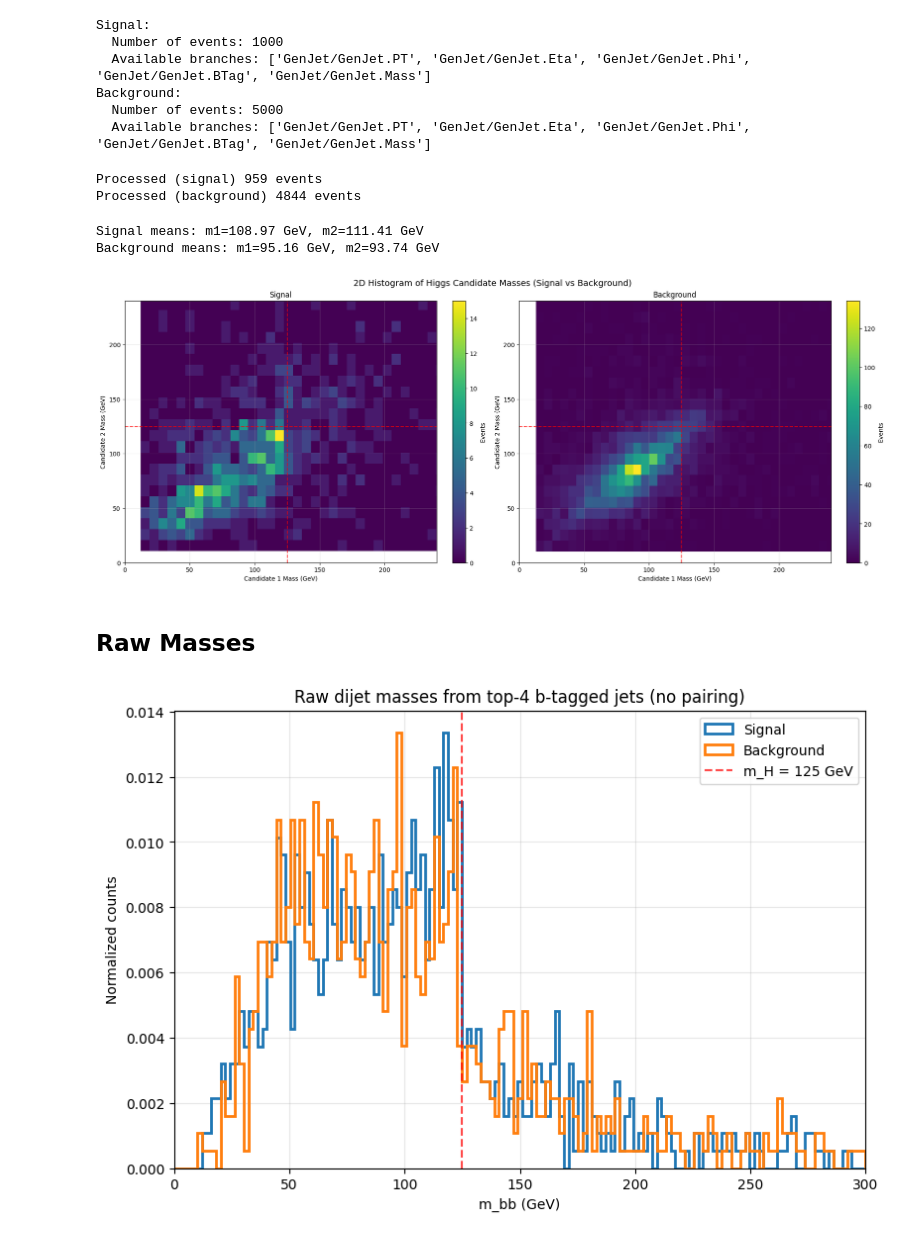
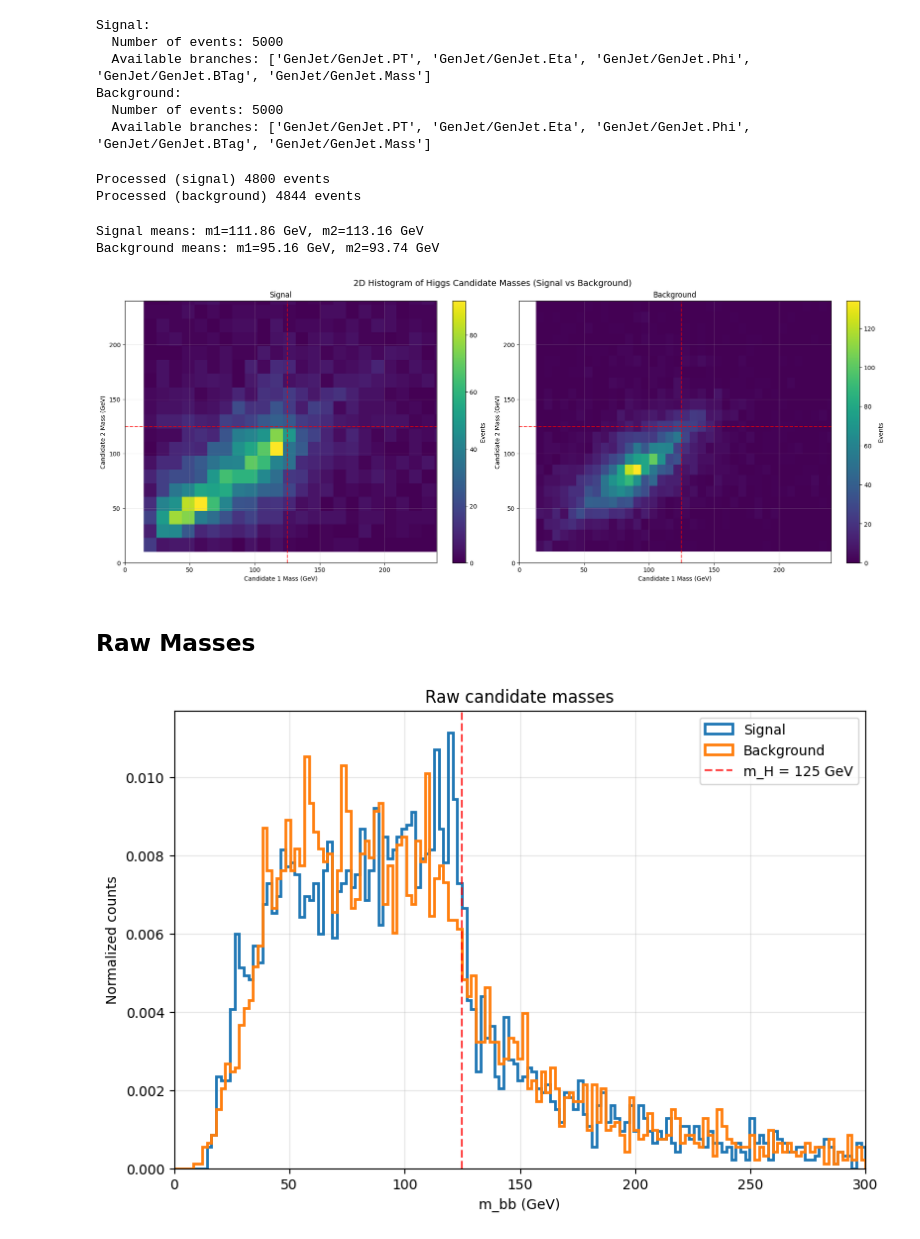
Before and after one commit to umarsdq/DiHiggsSBI_4b, a Jupyter notebook: higgs_candidate.ipynb, the cells around one changed output. Saved outputs shown, nothing was run; the diff lists cells and outputs as text; code cells hidden in the pictures.

```diff
--- a/higgs_candidate.ipynb
+++ b/higgs_candidate.ipynb
@@ -11,9 +11,9 @@ import vector
 
 # # File paths: left plot = signal, right plot = background
 # FILE_PATH_SIGNAL = f"/vols/cms/us322/events_{final_state}/02b_final_events_{final_state}/signal_sm/batch_{batch}/run_01_decayed_1/tag_1_pythia8_events_delphes.root"
-# FILE_PATH_BACKGROUND = f"/vols/cms/us322/events_{final_state}/02b_final_events_{final_state}/background/batch_{batch}/run_01/tag_1_pythia8_events_delphes.root"
+# FILE_PATH_BACKGROUND = f"/vols/cms//events_{final_state}/02b_final_events_{final_state}/background/batch_{batch}/run_01/tag_1_pythia8_events_delphes.root"
 
-FILE_PATH_SIGNAL = f"/vols/cms/us322/testing_delphes/signal_sm/batch_0/run_01_decayed_1/tag_1_pythia8_events_delphes.root"
+FILE_PATH_SIGNAL = f"/vols/cms/us322/testing_delphes/signal_sm/batch_2/run_01_decayed_1/tag_1_pythia8_events_delphes.root"
 FILE_PATH_BACKGROUND = f"/vols/cms/us322/testing_delphes/background/batch_0/run_01/tag_1_pythia8_events_delphes.root"
 
 # Read only the GenJet branches we need to avoid the data corruption error
@@ -76,7 +76,7 @@ print(f"  Number of events: {len(arrays_bkg)}")
 print(f"  Available branches: {list(arrays_bkg.fields)}")
 # %% [output]
 Signal:
-  Number of events: 1000
+  Number of events: 5000
   Available branches: ['GenJet/GenJet.PT', 'GenJet/GenJet.Eta', 'GenJet/GenJet.Phi', 'GenJet/GenJet.BTag', 'GenJet/GenJet.Mass']
 Background:
   Number of events: 5000
@@ -164,7 +164,7 @@ bkg_cand1, bkg_cand2 = collect_candidate_masses(arrays_bkg)
 print(f"Processed (signal) {len(sig_cand1)} events")
 print(f"Processed (background) {len(bkg_cand1)} events")
 # %% [output]
-Processed (signal) 959 events
+Processed (signal) 4800 events
 Processed (background) 4844 events
 # %%
 # Side-by-side 2D histograms (Signal | Background) with higher resolution
@@ -200,27 +200,27 @@ plt.savefig('higgs_candidate_masses_signal_vs_background_highres.pdf', dpi=200)
 print(f"Signal means: m1={np.mean(sig_cand1):.2f} GeV, m2={np.mean(sig_cand2):.2f} GeV")
 print(f"Background means: m1={np.mean(bkg_cand1):.2f} GeV, m2={np.mean(bkg_cand2):.2f} GeV")
 # %% [output]
-Signal means: m1=108.97 GeV, m2=111.41 GeV
+Signal means: m1=111.86 GeV, m2=113.16 GeV
 Background means: m1=95.16 GeV, m2=93.74 GeV
-[figure, old version]
+[figure, new version]
 # %% [markdown]
 ## Raw Masses
 # %%
 # Plot overlaid 1D histograms of raw dijet masses (no HH pairing)
 plt.figure(figsize=(9,6))
 
 bins = np.linspace(0, 300, 150)
 plt.hist(sig_cand1, bins=bins, histtype='step', linewidth=2, label='Signal', color='tab:blue', density=True)
 plt.hist(sig_cand2, bins=bins, histtype='step', linewidth=2, label='Background', color='tab:orange', density=True)
 
 plt.axvline(125, color='red', linestyle='--', alpha=0.7, label='m_H = 125 GeV')
 plt.xlabel('m_bb (GeV)')
 plt.ylabel('Normalized counts')
-plt.title('Raw dijet masses from top-4 b-tagged jets (no pairing)')
+plt.title('Raw candidate masses')
 plt.grid(True, alpha=0.3)
 plt.legend()
 plt.xlim(0, 300)
 
 plt.savefig('raw_mbb_signal_vs_background.pdf', dpi=200)
 # %% [output]
-[figure, old version]
+[figure, new version]
```
Also changed, not shown: 8 other files.
